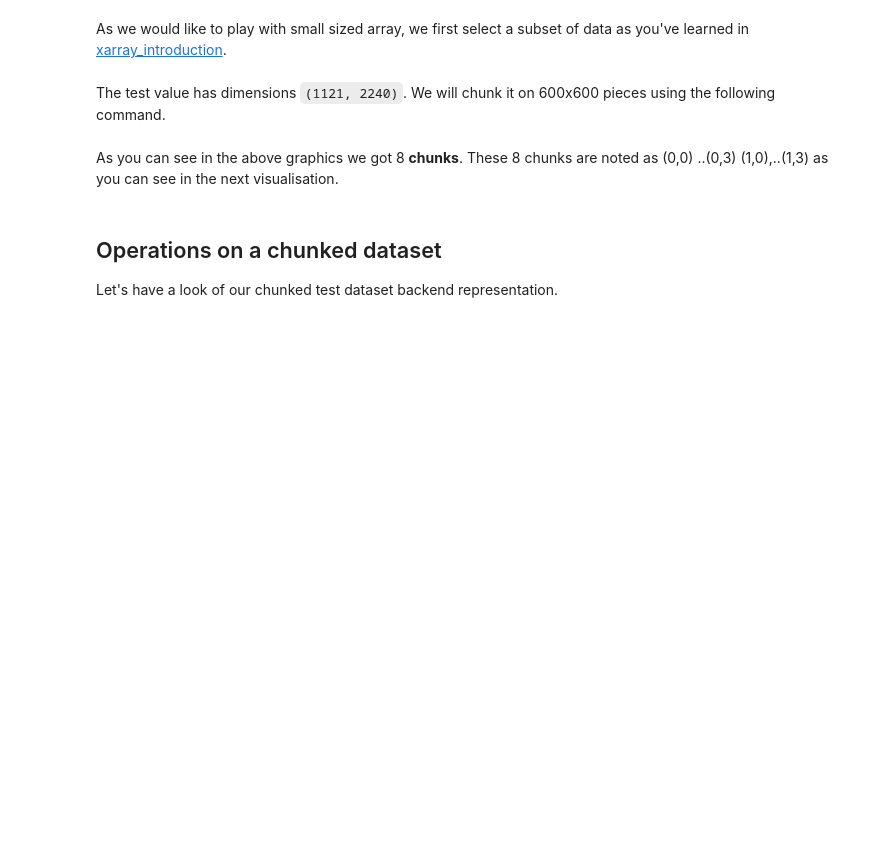
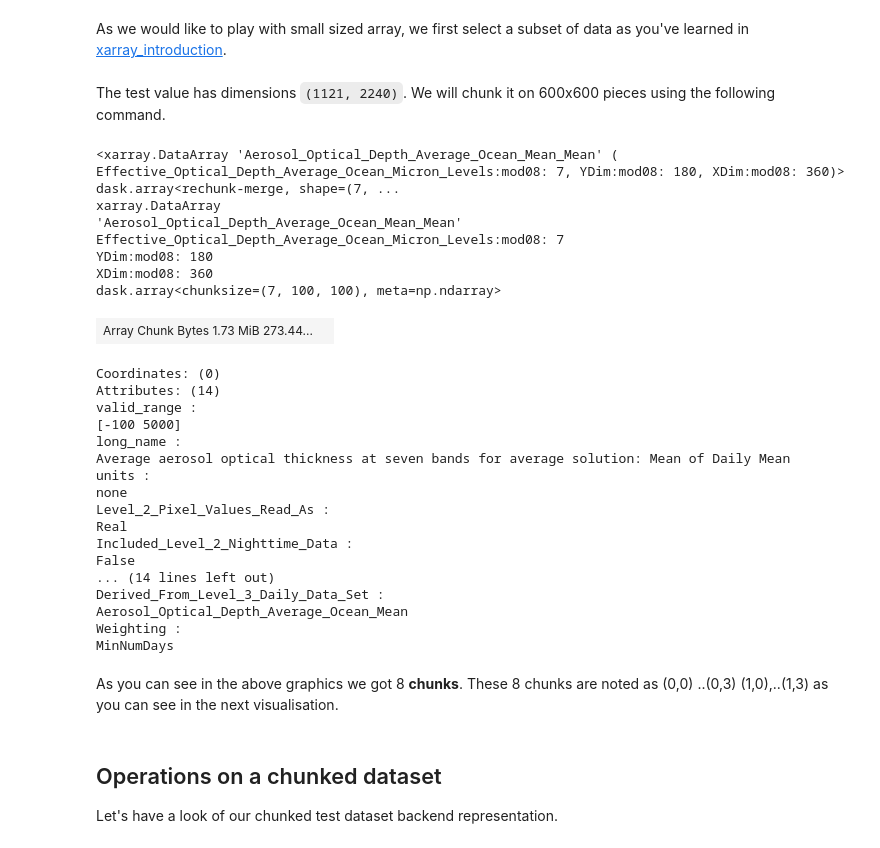
Before and after one commit to pangeo-data/clivar-2022, a Jupyter notebook: tutorial/pangeo101/chunking_introduction-clivar.ipynb, the cells around one changed output. Cells and saved outputs as stored; diff of their text form; code cells hidden in the pictures; blank space fills up the shorter version.

```diff
--- a/tutorial/pangeo101/chunking_introduction-clivar.ipynb
+++ b/tutorial/pangeo101/chunking_introduction-clivar.ipynb
@@ -200,17 +200,42 @@ Lets try to 'chunk' our data array LTS.nobs using this command.
 
 Let's first re-open the same dataset without any chunking.
 # %%
-LTS = xr.open_dataset(fs.open(s3path))
+test = xr.open_dataset(fs.open(s3path))
 # %% [markdown]
 As we would like to play with small sized array, we first select a subset of data as you've learned in [xarray_introduction](./xarray_introduction.ipynb).
 # %%
-test = LTS.nobs.sel(lat=slice(80.,70.), lon=slice(70.,90))
-test
+test = test.Aerosol_Optical_Depth_Average_Ocean_Mean_Mean
 # %% [markdown]
 The test value has dimensions `(1121, 2240)`.  We will chunk it on 600x600 pieces using the following command.
 # %%
-test=test.chunk(600)
+test=test.chunk(100)
 test
+# %% [output]
+<xarray.DataArray 'Aerosol_Optical_Depth_Average_Ocean_Mean_Mean' ( Effective_Optical_Depth_Average_Ocean_Micron_Levels:mod08: 7, YDim:mod08: 180, XDim:mod08: 360)> dask.array<rechunk-merge, shape=(7, ...
+xarray.DataArray
+'Aerosol_Optical_Depth_Average_Ocean_Mean_Mean'
+Effective_Optical_Depth_Average_Ocean_Micron_Levels:mod08: 7
+YDim:mod08: 180
+XDim:mod08: 360
+dask.array<chunksize=(7, 100, 100), meta=np.ndarray>
+| Array Chunk Bytes 1.73 MiB 273.44... |  |
+Coordinates: (0)
+Attributes: (14)
+valid_range :
+[-100 5000]
+long_name :
+Average aerosol optical thickness at seven bands for average solution: Mean of Daily Mean
+units :
+none
+Level_2_Pixel_Values_Read_As :
+Real
+Included_Level_2_Nighttime_Data :
+False
+... (14 lines left out)
+Derived_From_Level_3_Daily_Data_Set :
+Aerosol_Optical_Depth_Average_Ocean_Mean
+Weighting :
+MinNumDays
 # %% [markdown]
 As you can see in the above graphics we got 8 __chunks__.  These 8 chunks are noted as (0,0) ..(0,3) (1,0),..(1,3) as you can see in the next visualisation.
 # %% [markdown]
```
Also changed, not shown: parts of 1 cell of this notebook.
